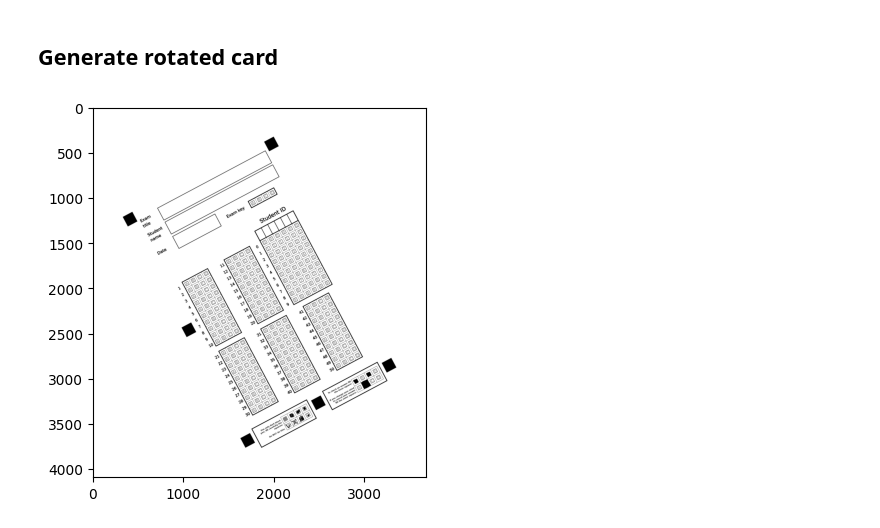
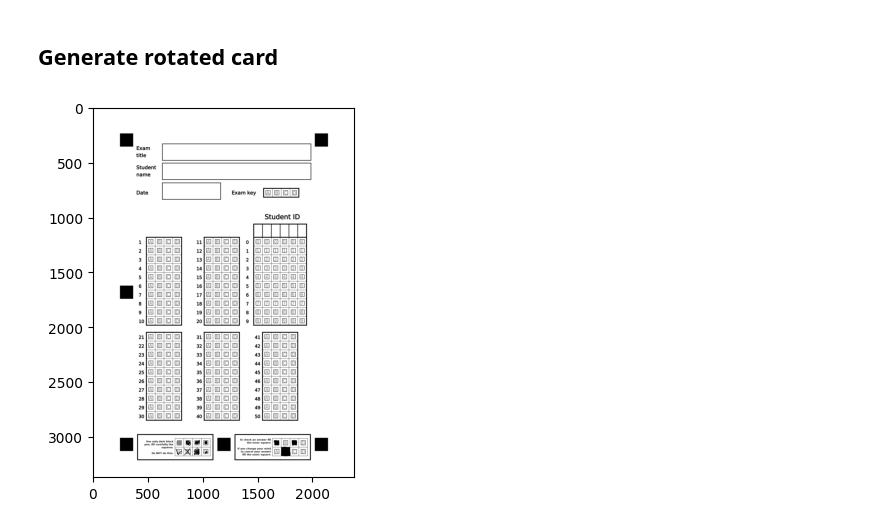
Before and after one commit to cvlab-ai/splinter, a Jupyter notebook: research/rotating/rotating.ipynb, the cells around one changed output. Cells and saved outputs as stored; diff of their text form; code cells hidden in the pictures.

Commit message:
Update notebook, work on angles

```diff
--- a/research/rotating/rotating.ipynb
+++ b/research/rotating/rotating.ipynb
@@ -8,29 +9,32 @@ from random import randint
 # %%
 img = cv2.imread("svgtest.png")
 angle = randint(-90, 90)
+angle = 0
+def rotate_image(image, angle):
+    h, w = img.shape[:2]
+    cx, cy = (w // 2, h // 2)
 
-h, w = img.shape[:2]
-cx, cy = (w // 2, h // 2)
+    # get rotation matrix (explained in section below)
+    M = cv2.getRotationMatrix2D((cx, cy), angle, 1.0)
 
-# get rotation matrix (explained in section below)
-M = cv2.getRotationMatrix2D((cx, cy), angle, 1.0)
+    # get cos and sin value from the rotation matrix
+    cos, sin = abs(M[0, 0]), abs(M[0, 1])
 
-# get cos and sin value from the rotation matrix
-cos, sin = abs(M[0, 0]), abs(M[0, 1])
+    # calculate new width and height after rotation (explained in section below)
+    newW = int((h * sin) + (w * cos))
+    newH = int((h * cos) + (w * sin))
 
-# calculate new width and height after rotation (explained in section below)
-newW = int((h * sin) + (w * cos))
-newH = int((h * cos) + (w * sin))
+    # calculate new rotation center
+    M[0, 2] += (newW / 2) - cx
+    M[1, 2] += (newH / 2) - cy
 
-# calculate new rotation center
-M[0, 2] += (newW / 2) - cx
-M[1, 2] += (newH / 2) - cy
+    # use modified rotation center and rotation matrix in the warpAffine method
+    return cv2.warpAffine(image, M, (newW, newH), borderMode=cv2.BORDER_CONSTANT,
+                            borderValue=(255,255,255))
 
-# use modified rotation center and rotation matrix in the warpAffine method
-result = cv2.warpAffine(img, M, (newW, newH), borderMode=cv2.BORDER_CONSTANT,
-                           borderValue=(255,255,255))
 
-plt.imshow(result);
+new_image = rotate_image(img, angle)
+plt.imshow(new_image);
 # %% [output]
-[figure, old version]
+[figure, new version]
 # %%
```
Also changed, not shown: parts of 5 cells of this notebook.
